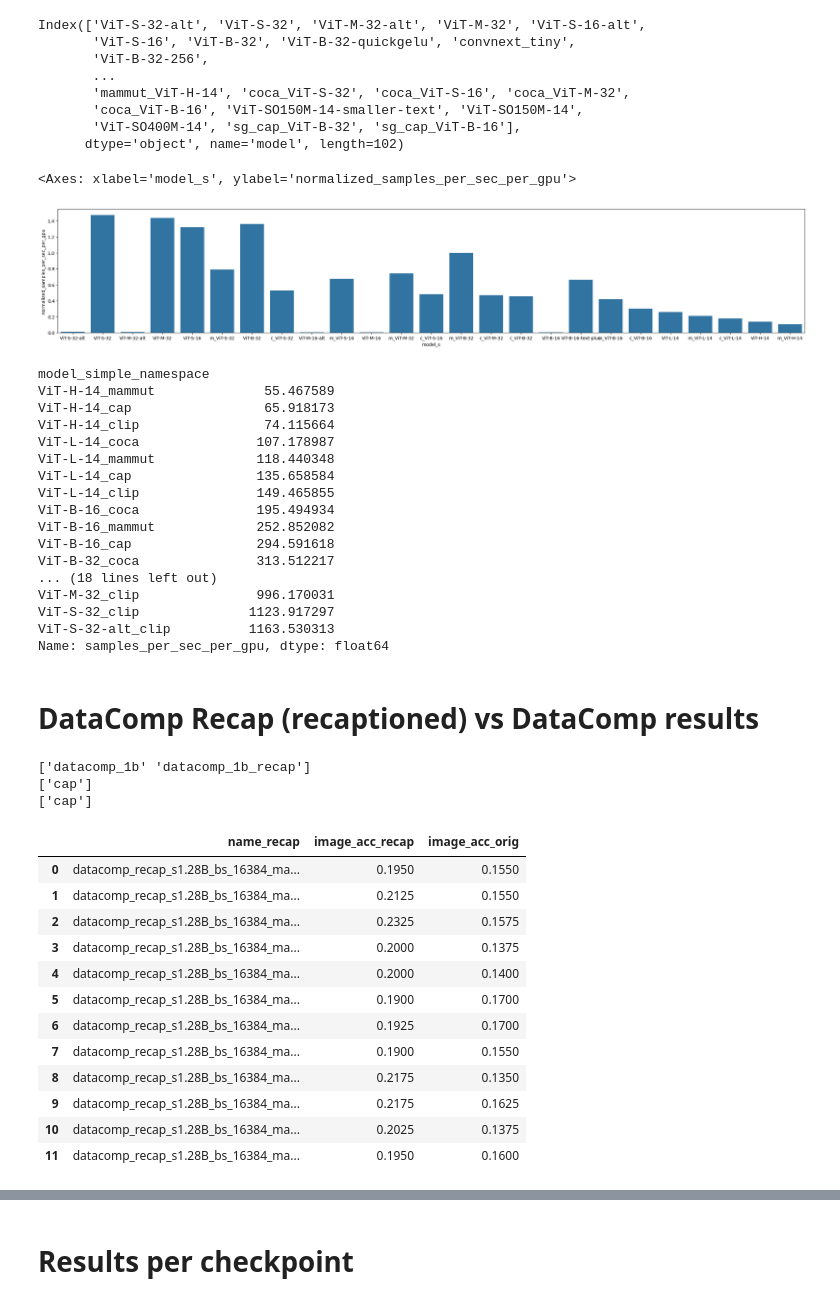
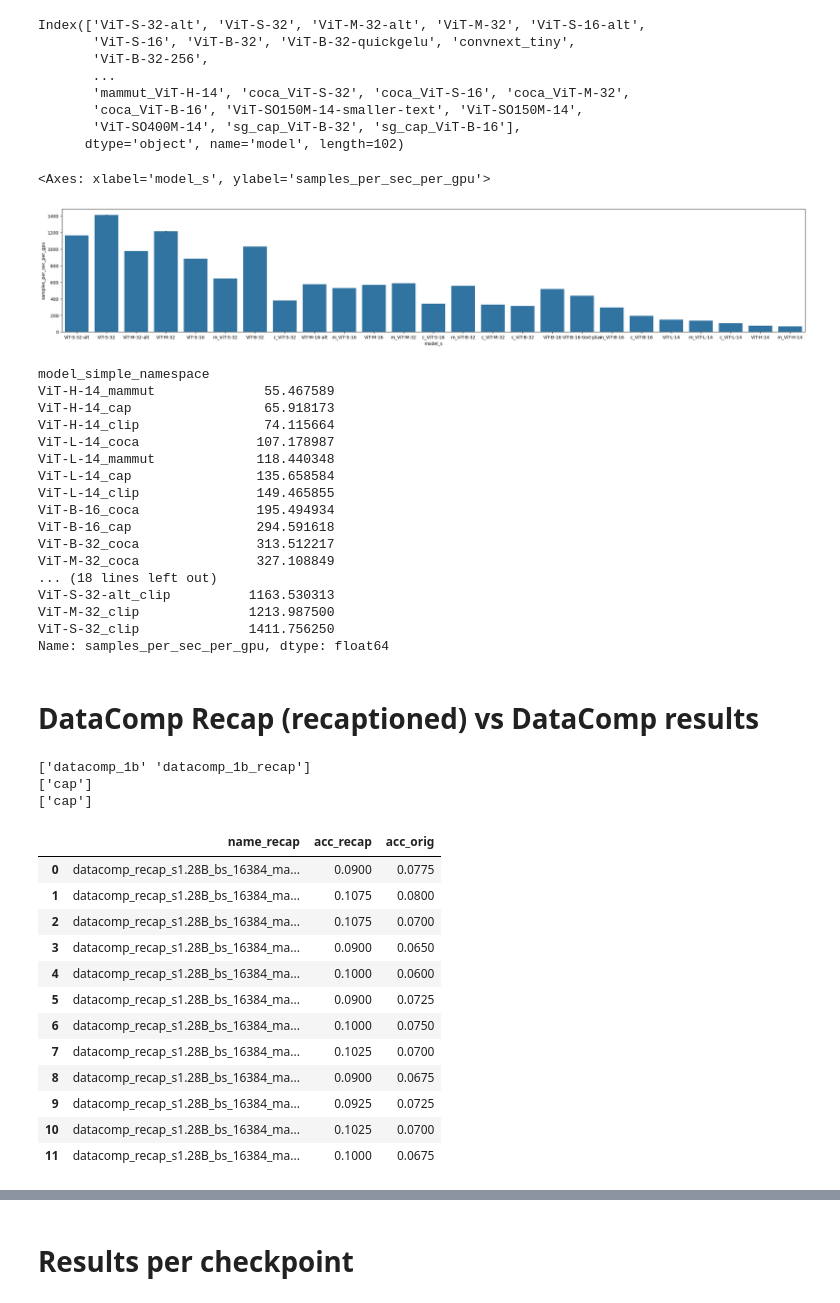
Before and after one commit to SLAMPAI/open_clip_scaling, a Jupyter notebook: results.ipynb, the cells around one changed output, grey strips where cells are left out. Drawn from its saved outputs; the diff is of its cells as text; code cells hidden in the pictures.

```diff
--- a/results.ipynb
+++ b/results.ipynb
@@ -185,23 +161,22 @@ Index(['ViT-S-32-alt', 'ViT-S-32', 'ViT-M-32-alt', 'ViT-M-32', 'ViT-S-16-alt',
 # %%
 fig = plt.figure(figsize=(30, 5))
 d = df.copy()
 d["mparams"] = d.model.apply(lambda m:model_profile.loc[m].mparams)
 d["gflops_model"] = d.model.apply(lambda m:model_profile.loc[m].gflops)
 
 d["model_s"] = d.model.apply(lambda m:m.replace("mammut", "m").replace("coca", "c"))
 
 archs = d.model_s.unique()
 
 archs = sorted(archs, key=lambda k:model_profile.loc[k.replace("m", "mammut").replace("c", "coca")].gflops)
 
 d["normalized_samples_per_sec_per_gpu"] = d["samples_per_sec_per_gpu"] / (d["local_batch_size"] * d["gpus"])
-sns.barplot(x="model_s", y="normalized_samples_per_sec_per_gpu", data=d, order=archs, estimator=np.max)
+sns.barplot(x="model_s", y="samples_per_sec_per_gpu", data=d, order=archs, estimator=np.max)
 # %% [output]
-<Axes: xlabel='model_s', ylabel='normalized_samples_per_sec_per_gpu'>
+<Axes: xlabel='model_s', ylabel='samples_per_sec_per_gpu'>
-[figure, old version]
+[figure, new version]
 # %%
 d = df.copy()
-d["normalized_samples_per_sec_per_gpu"] = d["samples_per_sec_per_gpu"] / (d["local_batch_size"] * d["gpus"])
 d.groupby("model_simple_namespace").max("samples_per_sec_per_gpu").samples_per_sec_per_gpu.sort_values()
 # %% [output]
 model_simple_namespace
@@ -213,22 +188,22 @@ ViT-L-14_mammut             118.440348
 ViT-L-14_cap                135.658584
 ViT-L-14_clip               149.465855
 ViT-B-16_coca               195.494934
-ViT-B-16_mammut             252.852082
 ViT-B-16_cap                294.591618
 ViT-B-32_coca               313.512217
+ViT-M-32_coca               327.108849
 ... (18 lines left out)
-ViT-M-32_clip               996.170031
-ViT-S-32_clip              1123.917297
 ViT-S-32-alt_clip          1163.530313
+ViT-M-32_clip              1213.987500
+ViT-S-32_clip              1411.756250
 Name: samples_per_sec_per_gpu, dtype: float64
 # %% [markdown]
 # DataComp Recap (recaptioned) vs DataComp results
 # %%
 #ds, metric = "imagenet1k", "acc1"
 #ds, metric = "sugar_crepe/swap_obj", "acc"
-ds, metric = "winoground", "image_acc"
+#ds, metric = "winoground", "image_acc"
 #ds, metric = "winoground", "text_acc"
-#ds, metric = "winoground", "acc"
+ds, metric = "winoground", "acc"
 
 pretrain_datasets = df.pretrain_dataset.unique()
 print(pretrain_datasets)
@@ -256,16 +231,16 @@ d[["name_recap", f"{metric}_recap", f"{metric}_orig"]]
 ['datacomp_1b' 'datacomp_1b_recap']
 ['cap']
 ['cap']
-|  | name_recap | image_acc_recap | image_acc_orig |
-| 0 | datacomp_recap_s1.28B_bs_16384_ma... | 0.1950 | 0.1550 |
-| 1 | datacomp_recap_s1.28B_bs_16384_ma... | 0.2125 | 0.1550 |
-| 2 | datacomp_recap_s1.28B_bs_16384_ma... | 0.2325 | 0.1575 |
-| 3 | datacomp_recap_s1.28B_bs_16384_ma... | 0.2000 | 0.1375 |
-| 4 | datacomp_recap_s1.28B_bs_16384_ma... | 0.2000 | 0.1400 |
-| 5 | datacomp_recap_s1.28B_bs_16384_ma... | 0.1900 | 0.1700 |
-| 6 | datacomp_recap_s1.28B_bs_16384_ma... | 0.1925 | 0.1700 |
-| 7 | datacomp_recap_s1.28B_bs_16384_ma... | 0.1900 | 0.1550 |
-| 8 | datacomp_recap_s1.28B_bs_16384_ma... | 0.2175 | 0.1350 |
-| 9 | datacomp_recap_s1.28B_bs_16384_ma... | 0.2175 | 0.1625 |
-| 10 | datacomp_recap_s1.28B_bs_16384_ma... | 0.2025 | 0.1375 |
-| 11 | datacomp_recap_s1.28B_bs_16384_ma... | 0.1950 | 0.1600 |
+|  | name_recap | acc_recap | acc_orig |
+| 0 | datacomp_recap_s1.28B_bs_16384_ma... | 0.0900 | 0.0775 |
+| 1 | datacomp_recap_s1.28B_bs_16384_ma... | 0.1075 | 0.0800 |
+| 2 | datacomp_recap_s1.28B_bs_16384_ma... | 0.1075 | 0.0700 |
+| 3 | datacomp_recap_s1.28B_bs_16384_ma... | 0.0900 | 0.0650 |
+| 4 | datacomp_recap_s1.28B_bs_16384_ma... | 0.1000 | 0.0600 |
+| 5 | datacomp_recap_s1.28B_bs_16384_ma... | 0.0900 | 0.0725 |
+| 6 | datacomp_recap_s1.28B_bs_16384_ma... | 0.1000 | 0.0750 |
+| 7 | datacomp_recap_s1.28B_bs_16384_ma... | 0.1025 | 0.0700 |
+| 8 | datacomp_recap_s1.28B_bs_16384_ma... | 0.0900 | 0.0675 |
+| 9 | datacomp_recap_s1.28B_bs_16384_ma... | 0.0925 | 0.0725 |
+| 10 | datacomp_recap_s1.28B_bs_16384_ma... | 0.1025 | 0.0700 |
+| 11 | datacomp_recap_s1.28B_bs_16384_ma... | 0.1000 | 0.0675 |
```
Also changed, not shown: parts of 49 cells of this notebook, 1 other file.
